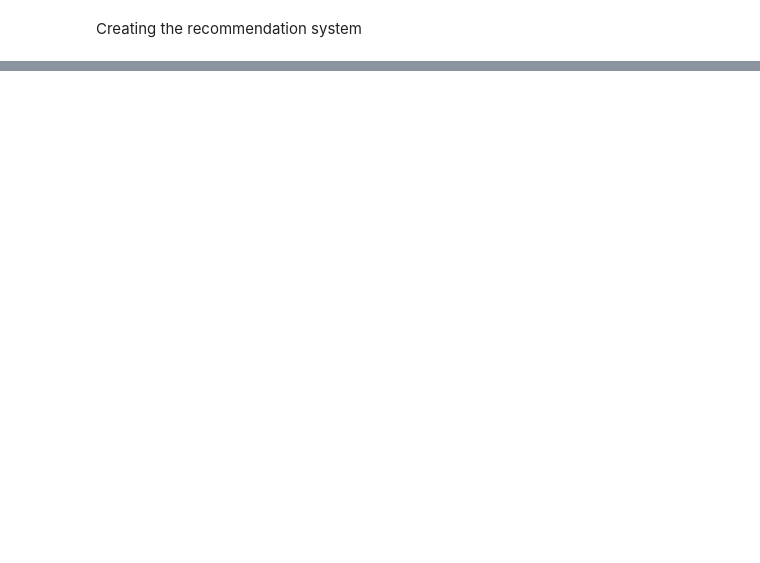
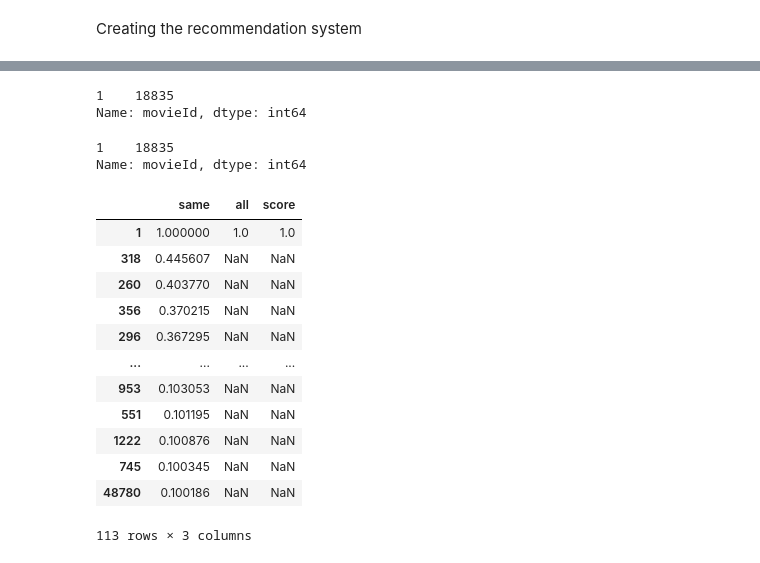
Before and after one commit to ibnabbas1429/machine_learning, a Jupyter notebook: machine_learning/recommender/movies_recommendation_system/movies_recommender.ipynb, the cells around one changed output, grey strips where cells are left out. Drawn from its saved outputs; the diff is of its cells as text; code cells hidden in the pictures; blank space fills up the shorter version.

Commit message:
creating the serach engine and recommended system

```diff
--- a/machine_learning/recommender/movies_recommendation_system/movies_recommender.ipynb
+++ b/machine_learning/recommender/movies_recommendation_system/movies_recommender.ipynb
@@ -88,0 +170,3 @@ rating.head()
+# %%
+#find all users that like the movie a user like
+all_users = rating[(rating["movieId"].isin(same_movies_recs)) & (rating["rating"] > 4)]
@@ -88,0 +177,3 @@ rating.head()
+# %%
+#find the percentage of all users that recommended this movies
+all_users_record =  all_users["movieId"].value_counts()/len(all_users["userId"].unique())
@@ -88,0 +213,3 @@ rating.head()
+# %%
+record_percentage = pd.concat([same_movies_recs,all_users_record], axis=1)
+record_percentage.columns =["same","all"]
@@ -88,0 +232,5 @@ rating.head()
+# %%
+ all_users["movieId"].value_counts()
+# %% [output]
+1    18835
+Name: movieId, dtype: int64
@@ -88,0 +239,23 @@ rating.head()
+# %%
+all_users_record
+# %% [output]
+1    18835
+Name: movieId, dtype: int64
+# %%
+record_percentage["score"] = record_percentage["same"]/record_percentage["all"]
+# %%
+record_percentage
+# %% [output]
+|  | same | all | score |
+| 1 | 1.000000 | 1.0 | 1.0 |
+| 318 | 0.445607 | NaN | NaN |
+| 260 | 0.403770 | NaN | NaN |
+| 356 | 0.370215 | NaN | NaN |
+| 296 | 0.367295 | NaN | NaN |
+| ... | ... | ... | ... |
+| 953 | 0.103053 | NaN | NaN |
+| 551 | 0.101195 | NaN | NaN |
+| 1222 | 0.100876 | NaN | NaN |
+| 745 | 0.100345 | NaN | NaN |
+| 48780 | 0.100186 | NaN | NaN |
+113 rows × 3 columns
```
Also changed, not shown: parts of 22 cells of this notebook.
